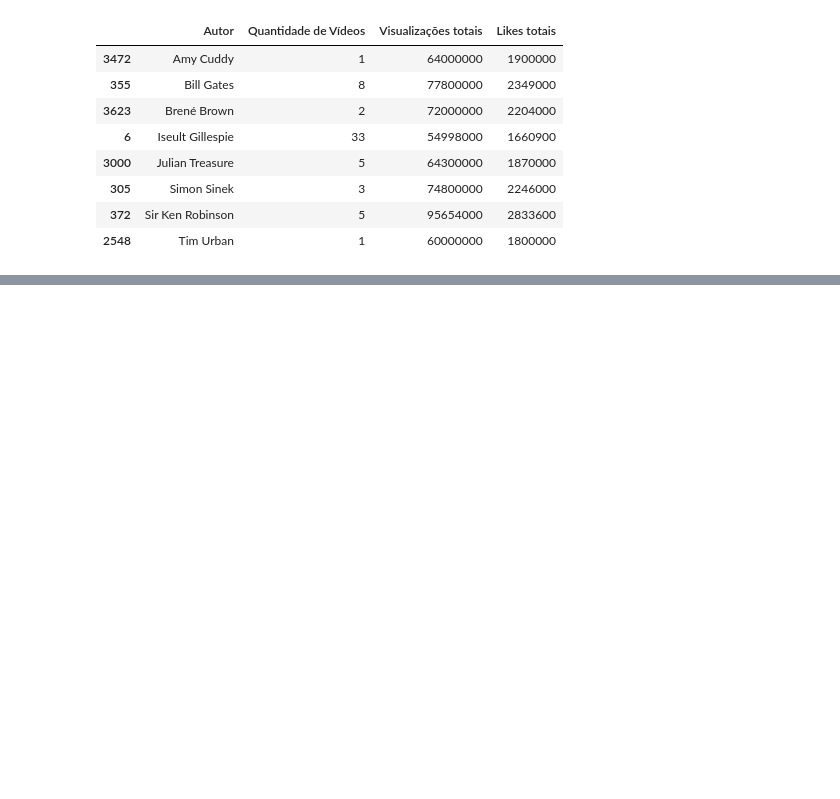
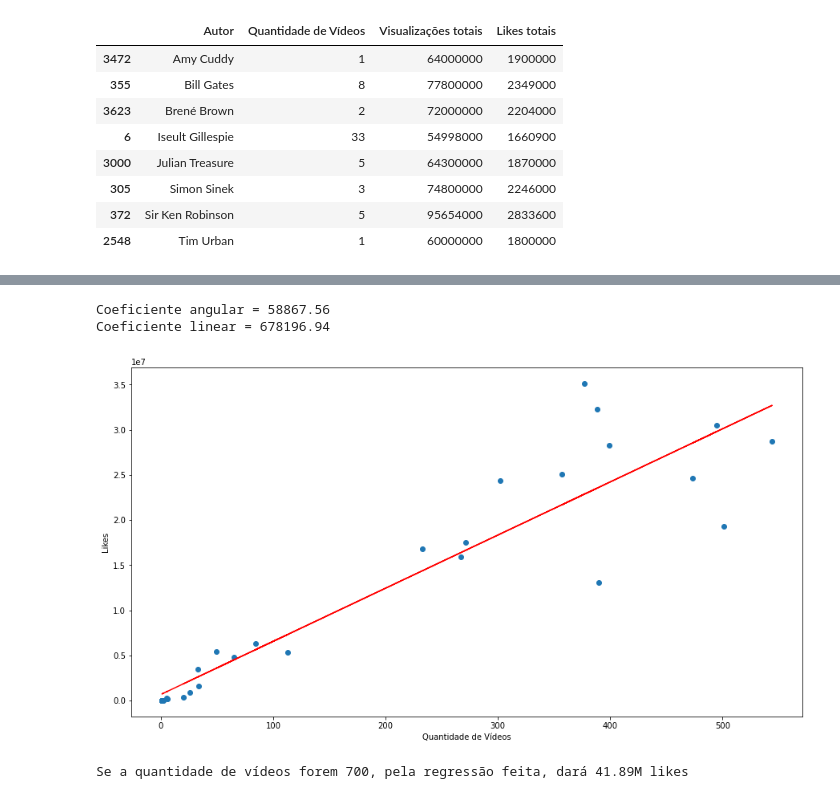
Before and after one commit to LuisHenriqueAL/Projeto_ICD, a Jupyter notebook: main.ipynb, the cells around one changed output, grey strips where cells are left out. Saved outputs shown, nothing was run; the diff lists cells and outputs as text; code cells hidden in the pictures; blank space fills up the shorter version.

```diff
--- a/main.ipynb
+++ b/main.ipynb
@@ -415,0 +426,19 @@ df3[kmeans.labels_ == 4]
+# %%
+print(f"Coeficiente angular = {coef_angular:.2f}")
+print(f"Coeficiente linear = {coef_linear:.2f}")
+reta = coef_angular*df2['Quantidade de Vídeos']+coef_linear
+# %% [output]
+Coeficiente angular = 58867.56
+Coeficiente linear = 678196.94
+# %%
+plt.scatter(df2['Quantidade de Vídeos'], df2['Likes'])
+plt.plot(df2['Quantidade de Vídeos'], reta, color='red')
+plt.xlabel('Quantidade de Vídeos')
+plt.ylabel('Likes')
+plt.show()
+# %% [output]
+[figure, added]
+# %%
+print(f"Se a quantidade de vídeos forem 700, pela regressão feita, dará {(coef_angular * 700 + coef_linear)/1000000:.2f}M likes")
+# %% [output]
+Se a quantidade de vídeos forem 700, pela regressão feita, dará 41.89M likes
```
Also changed, not shown: parts of 5 cells of this notebook.
